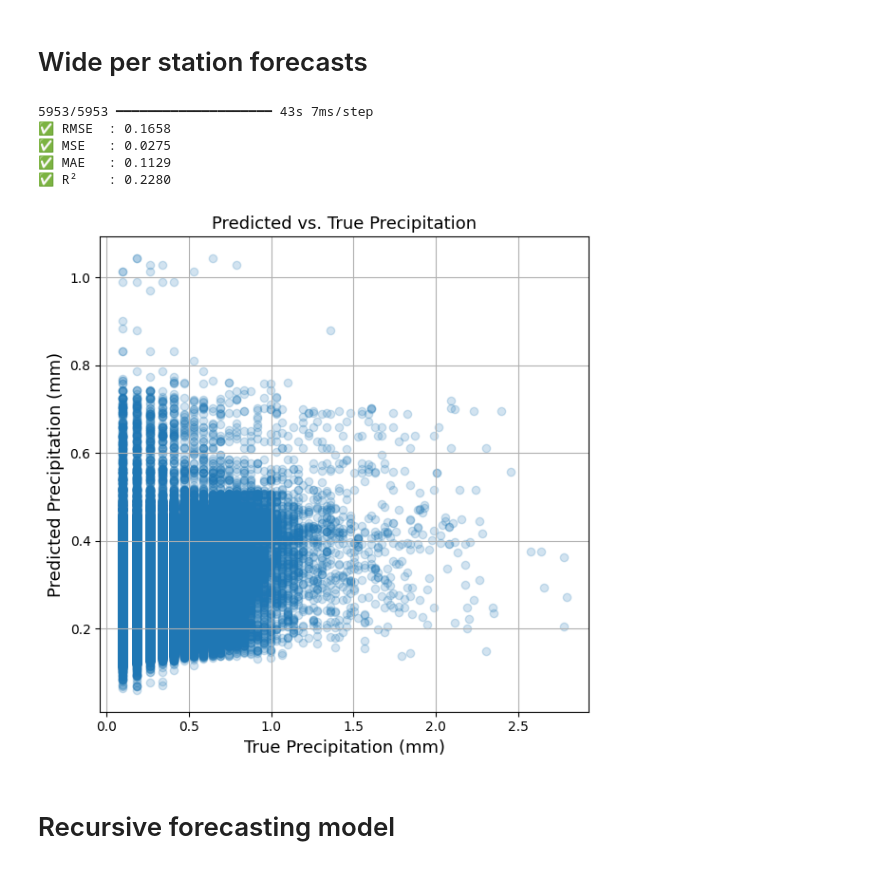
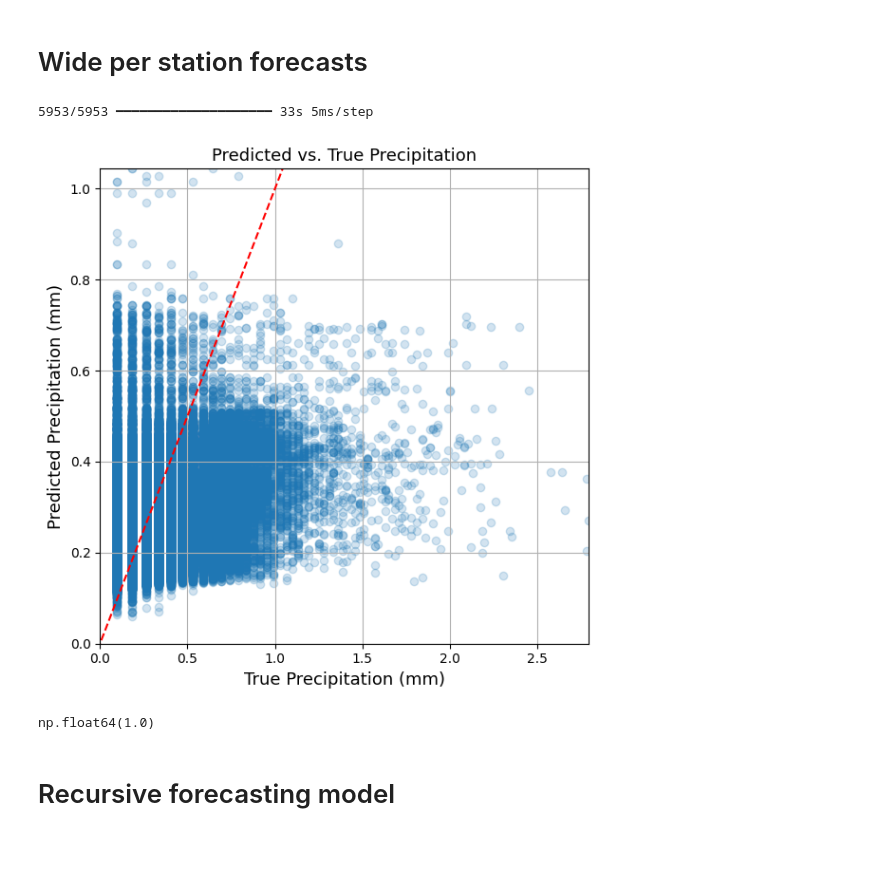
Before and after one commit to Elwin-Freudiger/MeteoThesis, a Jupyter notebook: model_testing/ts_keras.ipynb, the cells around one changed output. Cells and saved outputs as stored; diff of their text form; code cells hidden in the pictures.

```diff
--- a/model_testing/ts_keras.ipynb
+++ b/model_testing/ts_keras.ipynb
@@ -110,7 +98,7 @@ array([    40,     41,     42, ..., 157740, 157743, 157749])
 # %% [markdown]
 Now we load the model
 # %%
-model_binary = keras.models.load_model('../model_testing/forecast_binary_6.keras')
+model_binary = keras.models.load_model('../model_testing/forecast_binary_1.keras')
 # %% [markdown]
 We compute the test metrics
 # %%
@@ -1044,10 +1035,6 @@ import numpy as np
 # De-log the predictions and targets
 y_pred = model_wide.predict(x_test)
 y_true = y_test
-
-# Flatten to compute global metrics across all stations
-y_pred_flat = y_pred.flatten()
-y_true_flat = y_true.flatten()
 
 # Compute metrics
 mse = mean_squared_error(y_true_flat, y_pred_flat)
@@ -1062,28 +1049,38 @@ print(f"✅ MSE   : {mse:.4f}")
 print(f"✅ MAE   : {mae:.4f}")
 print(f"✅ R²    : {r2:.4f}")
 # %% [output]
-5953/5953 ━━━━━━━━━━━━━━━━━━━━ 43s 7ms/step
-✅ RMSE  : 0.1658
-✅ MSE   : 0.0275
-✅ MAE   : 0.1129
-✅ R²    : 0.2280
+5953/5953 ━━━━━━━━━━━━━━━━━━━━ 33s 5ms/step
 # %%
 import matplotlib.pyplot as plt
+import numpy as np
 
+# Flatten to compute global metrics across all stations
+y_pred_flat = y_pred.flatten()
+y_true_flat = y_true.flatten()
+
+# Assume y_true_flat and y_pred_flat_clip are already defined
 y_pred_flat_clip = np.clip(y_pred_flat, 0, None)
+y_one = [-1, 0,1,2]
 
 plt.figure(figsize=(6, 6))
 plt.scatter(y_true_flat, y_pred_flat_clip, alpha=0.2)
 
+plt.plot(y_one, y_one, 'r--')
 plt.xlabel("True Precipitation (mm)", fontsize=13)
 plt.ylabel("Predicted Precipitation (mm)", fontsize=13)
 plt.title("Predicted vs. True Precipitation", fontsize=13)
+plt.xlim(0,np.max(y_true_flat))
+plt.ylim(0,np.max(y_pred_flat))
 plt.grid(True)
 plt.tight_layout()
 plt.savefig('../report/figures/model_summary/scatter_pred_true.png', dpi=60)
 plt.show()
 # %% [output]
-[figure, old version]
+[figure, new version]
+# %%
+np.percentile(df_cool['precip'], 97)
+# %% [output]
+np.float64(1.0)
 # %% [markdown]
 # Recursive forecasting model
 # %%
```
Also changed, not shown: parts of 10 cells of this notebook, 14 other files.
